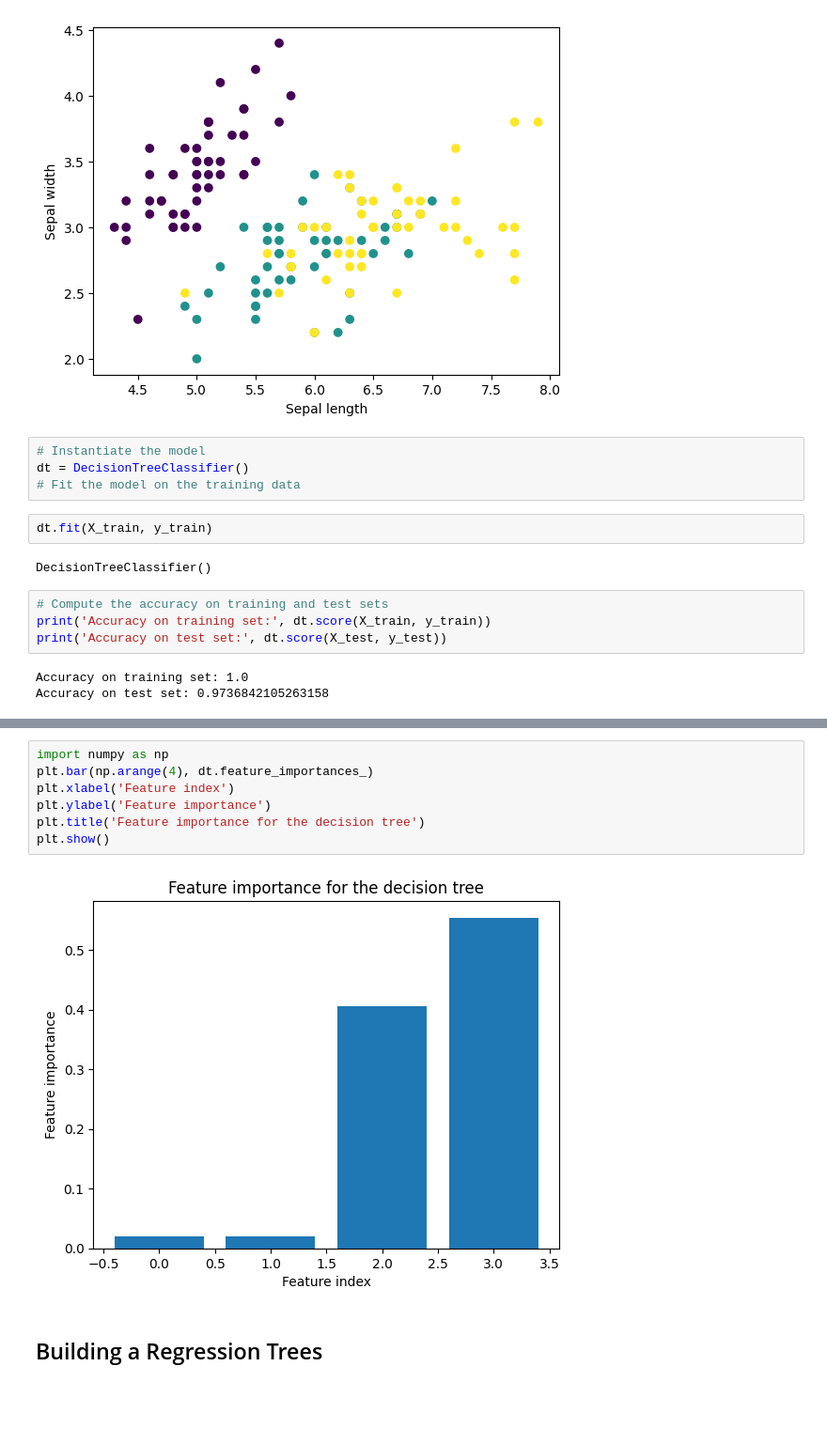
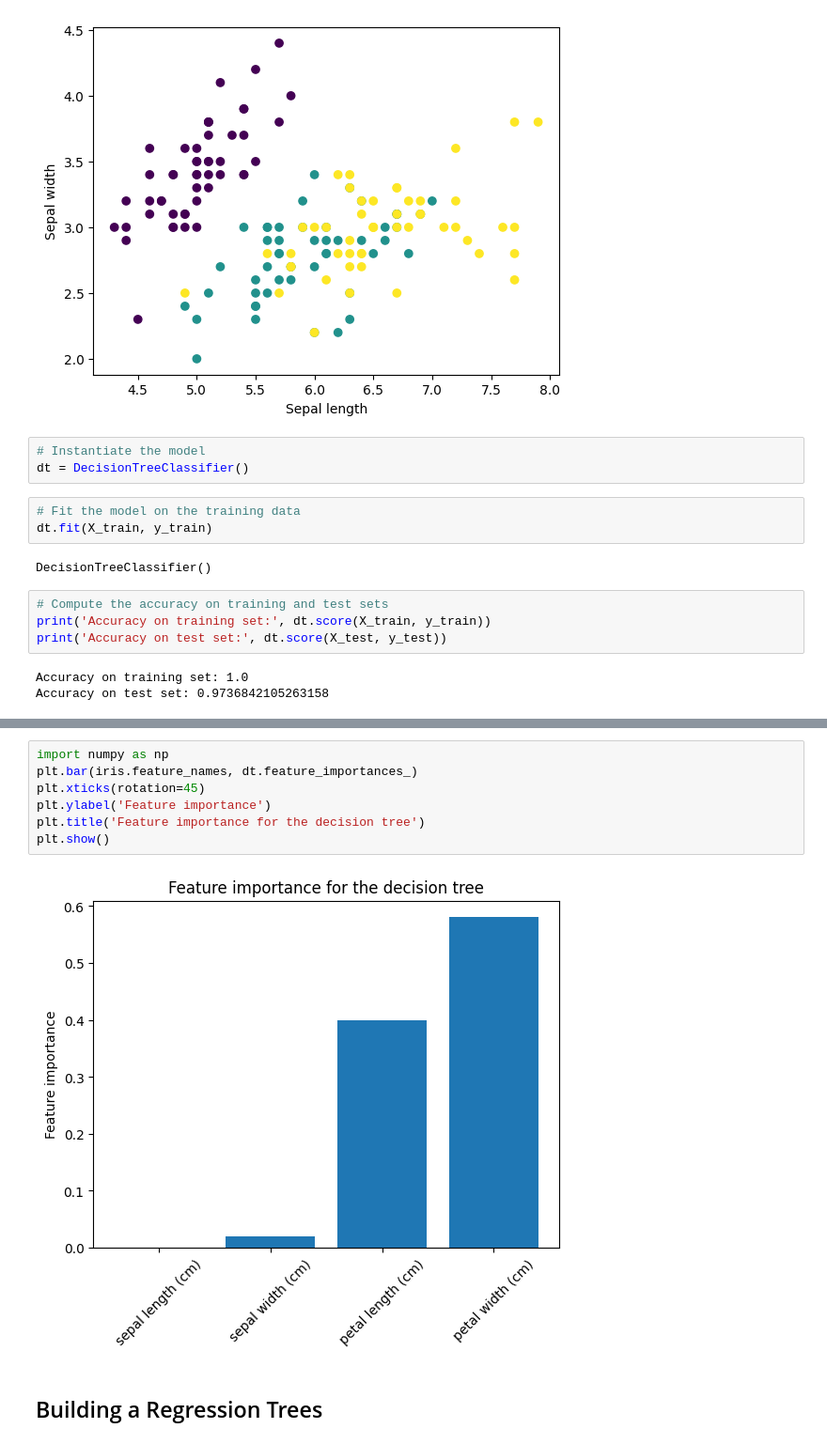
Before and after one commit to PacktPublishing/The-Regularization-Cookbook, a Jupyter notebook: chapter_04/chapter_04.ipynb, the cells around one changed output, grey strips where cells are left out. Shown at 94% size. Saved outputs shown, nothing was run; the diff lists cells and outputs as text; blank space fills up the shorter version.

```diff
--- a/chapter_04/chapter_04.ipynb
+++ b/chapter_04/chapter_04.ipynb
@@ -24,8 +24,8 @@ plt.show()
 # %%
 # Instantiate the model
 dt = DecisionTreeClassifier()
-# Fit the model on the training data
 # %%
+# Fit the model on the training data
 dt.fit(X_train, y_train)
 # %% [output]
 DecisionTreeClassifier()
@@ -58,13 +58,13 @@ graphviz.Source(graph_data)
 [drawing not drawn]
 # %%
 import numpy as np
-plt.bar(np.arange(4), dt.feature_importances_)
-plt.xlabel('Feature index')
+plt.bar(iris.feature_names, dt.feature_importances_)
+plt.xticks(rotation=45)
 plt.ylabel('Feature importance')
 plt.title('Feature importance for the decision tree')
 plt.show()
 # %% [output]
-[figure, old version]
+[figure, new version]
 # %% [markdown]
 ## Building a Regression Trees
 # %%
```
Also changed, not shown: parts of 2 cells of this notebook.
